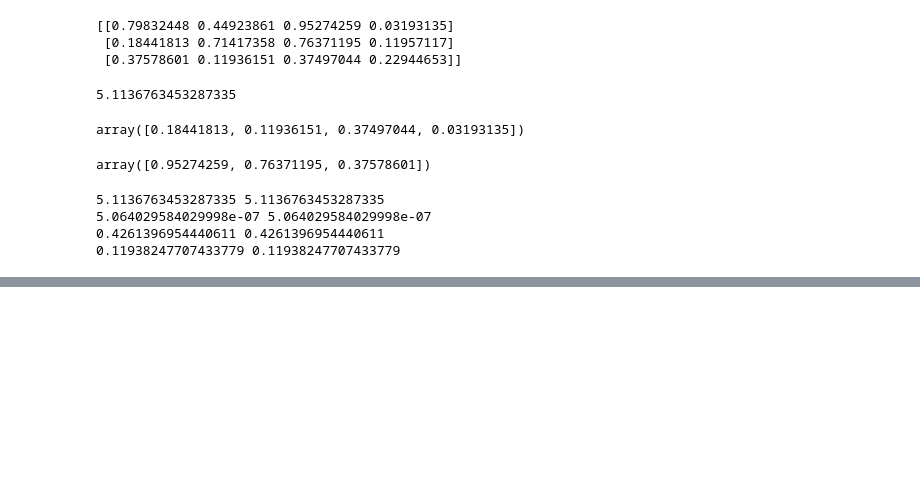
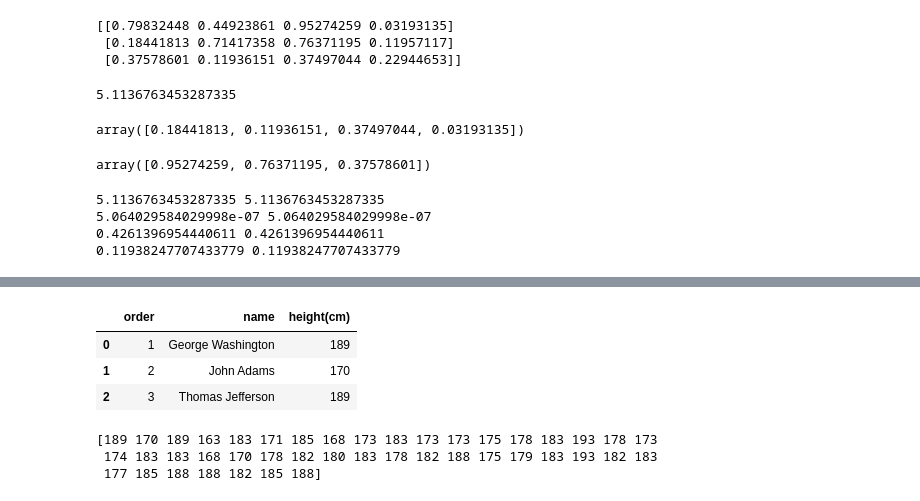
Before and after one commit to LuanDaSilva/PythonDS, a Jupyter notebook: Numpy Tutorial.ipynb, the cells around one changed output, grey strips where cells are left out. Saved outputs shown, nothing was run; the diff lists cells and outputs as text; code cells hidden in the pictures; blank space fills up the shorter version.

```diff
--- a/Numpy Tutorial.ipynb
+++ b/Numpy Tutorial.ipynb
@@ -570,0 +598,8 @@ print(np.percentile(Y,10),np.nanpercentile(Y,10))
+# %%
+# Alternative form/ Forma alternativa
+df.head(3)
+# %% [output]
+|  | order | name | height(cm) |
+| 0 | 1 | George Washington | 189 |
+| 1 | 2 | John Adams | 170 |
+| 2 | 3 | Thomas Jefferson | 189 |
@@ -570,0 +608,7 @@ print(np.percentile(Y,10),np.nanpercentile(Y,10))
+# %%
+#display all president heights/exibe todas as alturas
+print(heights)
+# %% [output]
+[189 170 189 163 183 171 185 168 173 183 173 173 175 178 183 193 178 173
+ 174 183 183 168 170 178 182 180 183 178 182 188 175 179 183 193 182 183
+ 177 185 188 188 182 185 188]
```
Also changed, not shown: parts of 42 cells of this notebook.
